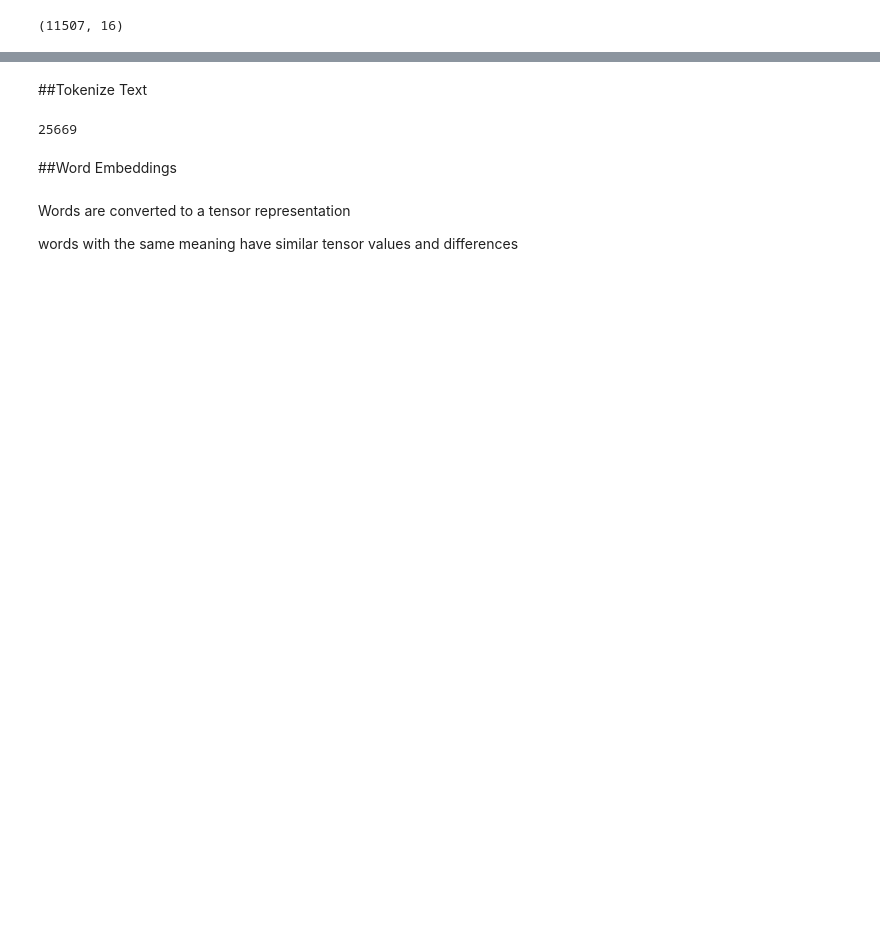
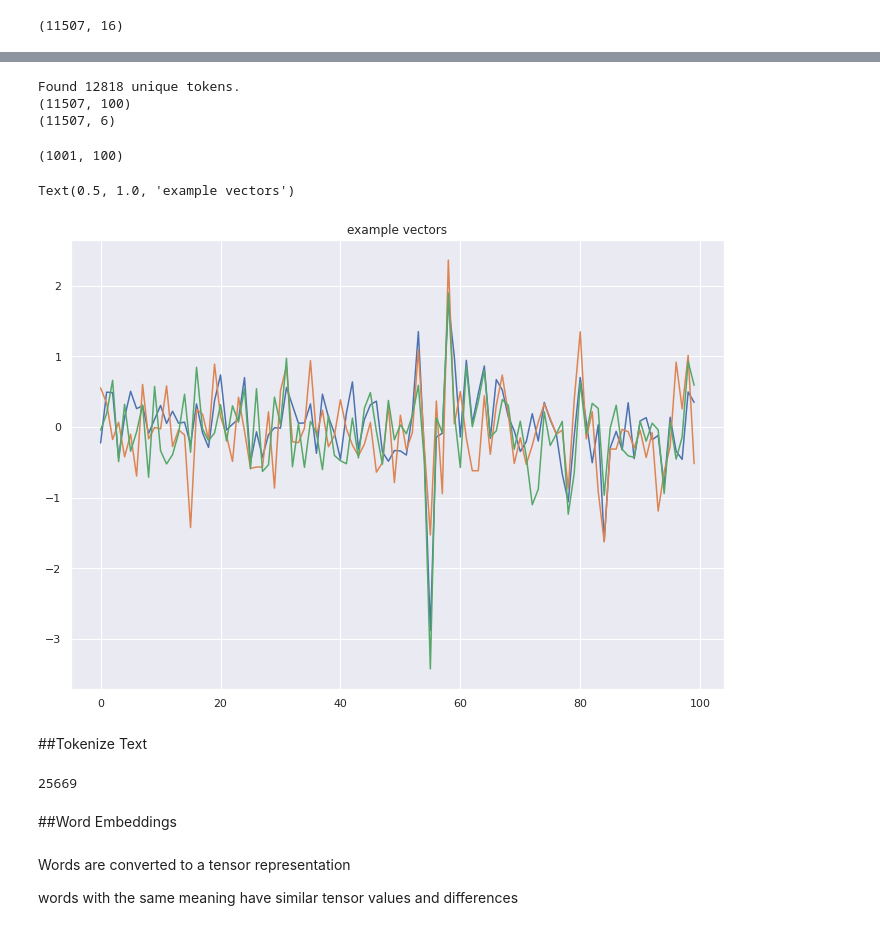
Before and after one commit to snarvekark/NeuralNetworkClassifier, a Jupyter notebook: NeuralNetworkClassifier.ipynb, the cells around one changed output, grey strips where cells are left out. Cells and saved outputs as stored; diff of their text form; code cells hidden in the pictures; blank space fills up the shorter version.

```diff
--- a/NeuralNetworkClassifier.ipynb
+++ b/NeuralNetworkClassifier.ipynb
@@ -217,0 +380,11 @@ train_news.shape
+# %%
+embeddings_index = {}
+f = open('/content/drive/My Drive/glove.6B.100d.txt')
+for line in f:
+    values = line.split(' ')
+    word = values[0] ## The first entry is the word
+    coefs = np.asarray(values[1:], dtype='float32') ## These are the vecotrs representing the embedding for the word
+    embeddings_index[word] = coefs
+f.close()
+
+print('GloVe data loaded')
@@ -218,3 +411,65 @@ train_news.shape
+# %%
+## Code adapted from (https://github.com/keras-team/keras/blob/master/examples/pretrained_word_embeddings.py)
+# Vectorize the text samples
+
+from keras.preprocessing.text import Tokenizer
+from keras.preprocessing.sequence import pad_sequences
+from keras.utils import to_categorical
+
+MAX_NUM_WORDS = 1000
+MAX_SEQUENCE_LENGTH = 100
+tokenizer = Tokenizer(num_words=MAX_NUM_WORDS)
+tokenizer.fit_on_texts(texts)
+sequences = tokenizer.texts_to_sequences(texts)
+
+word_index = tokenizer.word_index
+print('Found %s unique tokens.' % len(word_index))
+
+data = pad_sequences(sequences, maxlen=MAX_SEQUENCE_LENGTH)
+
+labels = to_categorical(np.asarray(train_news['label_cat']))
+print(data.shape)
+print(labels.shape)
+# %% [output]
+Found 12818 unique tokens.
+(11507, 100)
+(11507, 6)
+# %%
+## More code adapted from the keras reference (https://github.com/keras-team/keras/blob/master/examples/pretrained_word_embeddings.py)
+# prepare embedding matrix
+from keras.layers import Embedding
+from keras.initializers import Constant
+
+## EMBEDDING_DIM =  ## seems to need to match the embeddings_index dimension
+EMBEDDING_DIM = embeddings_index.get('a').shape[0]
+num_words = min(MAX_NUM_WORDS, len(word_index)) + 1
+embedding_matrix = np.zeros((num_words, EMBEDDING_DIM))
+for word, i in word_index.items():
+    if i > MAX_NUM_WORDS:
+        continue
+    embedding_vector = embeddings_index.get(word) ## This references the loaded embeddings dictionary
+    if embedding_vector is not None:
+        # words not found in embedding index will be all-zeros.
+        embedding_matrix[i] = embedding_vector
+
+# load pre-trained word embeddings into an Embedding layer
+# note that we set trainable = False so as to keep the embeddings fixed
+embedding_layer = Embedding(num_words,
+                            EMBEDDING_DIM,
+                            embeddings_initializer=Constant(embedding_matrix),
+                            input_length=MAX_SEQUENCE_LENGTH,
+                            trainable=False)
+# %%
+## Peeking at the embedding matrix values
+print(embedding_matrix.shape)
+plt.plot(embedding_matrix[16])
+plt.plot(embedding_matrix[37])
+plt.plot(embedding_matrix[18])
+plt.title('example vectors')
+# %% [output]
+(1001, 100)
+Text(0.5, 1.0, 'example vectors')
+[figure, added]
 # %% [markdown]
 ##Tokenize Text
 # %%
```
Also changed, not shown: parts of 67 cells of this notebook.
